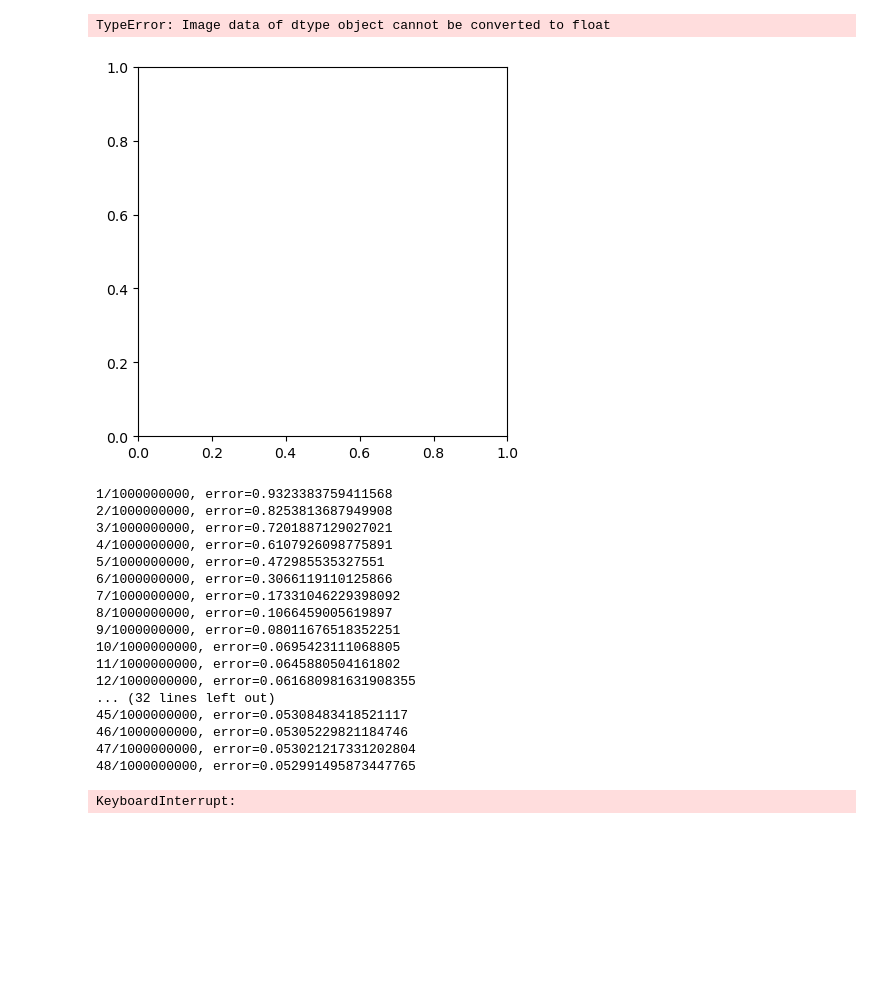
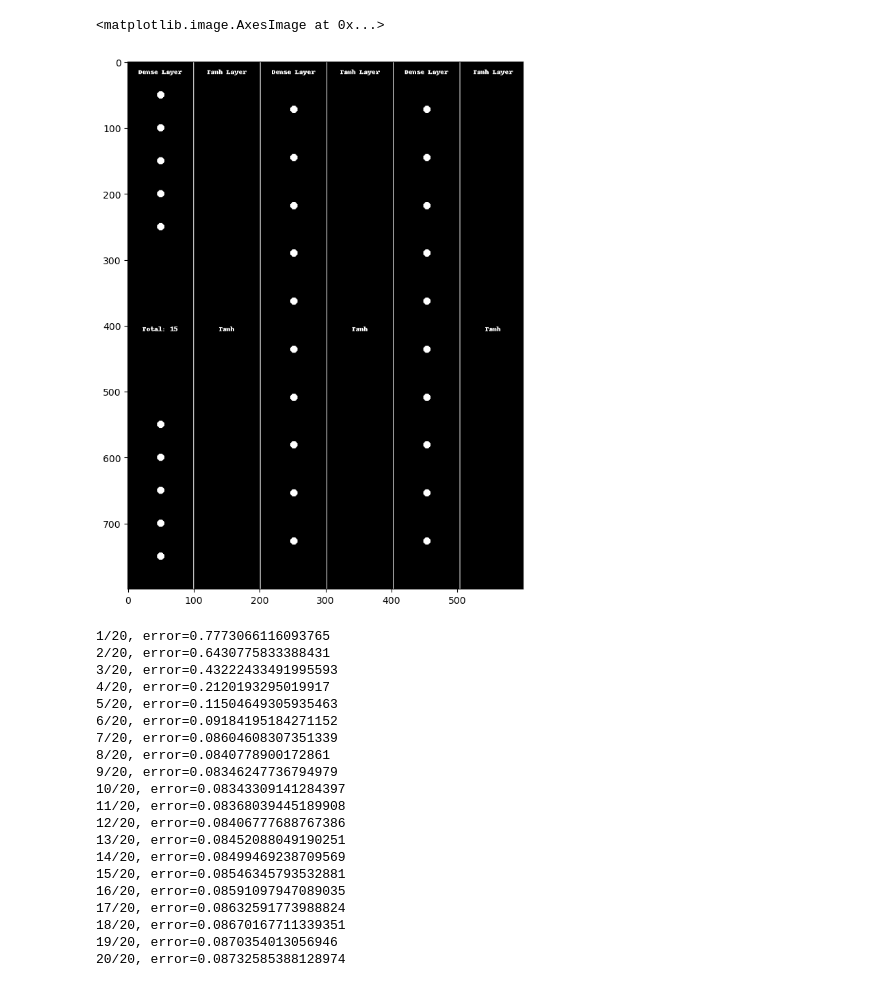
Before and after one commit to m-u-nee/generic_neural_network_implementation, a Jupyter notebook: mnist.ipynb, the cells around one changed output. Cells and saved outputs as stored; diff of their text form; code cells hidden in the pictures; blank space fills up the shorter version.

```diff
--- a/mnist.ipynb
+++ b/mnist.ipynb
@@ -13,57 +13,62 @@ from Visualize import visualize_network
 # %%
 def preprocess_data(x, y, limit):
     # reshape and normalize input data
     x = x.reshape(x.shape[0], 28 * 28, 1)
     x = x.astype("float32") / 255
     # encode output which is a number in range [0,9] into a vector of size 10
     # e.g. number 3 will become [0, 0, 0, 1, 0, 0, 0, 0, 0, 0]
     y = np_utils.to_categorical(y)
     y = y.reshape(y.shape[0], 10, 1)
     return x[:limit], y[:limit]
 
 
 # load MNIST from server
 (x_train, y_train), (x_test, y_test) = mnist.load_data()
 x_train, y_train = preprocess_data(x_train, y_train, 6000)
 x_test, y_test = preprocess_data(x_test, y_test, 1000)
 
 # neural network
 network = [
-    Dense(28 * 28, 40, regularization=0.01),
+    Dense(28 * 28, 15, regularization=0.01),
     Tanh(),
-    Dense(40, 10, regularization=0.01),
+    Dense(15, 10, regularization=0.01),
+    Tanh(),
+    Dense(10, 10, regularization=0.01),
     Tanh()
 ]
 network_image = visualize_network(network)
 
-# show network (network_image is a PIL image)
-plt.imshow(np.array(network_image))
+#Show the network big picture
+plt.figure(figsize=(10,10))
+plt.imshow(network_image) #Q. how to make the picture bigger? A. use plt.figure(figsize=(20,20))
 # %% [output]
-TypeError: Image data of dtype object cannot be converted to float
+<matplotlib.image.AxesImage at 0x...>
-[figure, old version]
+[figure, new version]
 # %%
 
 # train
-costs = train(network, mse, mse_prime, x_train, y_train, epochs=1000000000, batch_size = 6, learning_rate=0.01)
+costs = train(network, mse, mse_prime, x_train, y_train, epochs=20, batch_size = 6, learning_rate=0.01)
 # %% [output]
-1/1000000000, error=0.9323383759411568
-2/1000000000, error=0.8253813687949908
-3/1000000000, error=0.7201887129027021
-4/1000000000, error=0.6107926098775891
-5/1000000000, error=0.472985535327551
-6/1000000000, error=0.3066119110125866
-7/1000000000, error=0.17331046229398092
-8/1000000000, error=0.1066459005619897
-9/1000000000, error=0.08011676518352251
-10/1000000000, error=0.0695423111068805
-11/1000000000, error=0.0645880504161802
-12/1000000000, error=0.061680981631908355
-... (32 lines left out)
-45/1000000000, error=0.05308483418521117
-46/1000000000, error=0.05305229821184746
-47/1000000000, error=0.053021217331202804
-48/1000000000, error=0.052991495873447765
+1/20, error=0.7773066116093765
+2/20, error=0.6430775833388431
+3/20, error=0.43222433491995593
+4/20, error=0.2120193295019917
+5/20, error=0.11504649305935463
+6/20, error=0.09184195184271152
+7/20, error=0.08604608307351339
+8/20, error=0.0840778900172861
+9/20, error=0.08346247736794979
+10/20, error=0.08343309141284397
+11/20, error=0.08368039445189908
+12/20, error=0.08406777688767386
+13/20, error=0.08452088049190251
+14/20, error=0.08499469238709569
+15/20, error=0.08546345793532881
+16/20, error=0.08591097947089035
+17/20, error=0.08632591773988824
+18/20, error=0.08670167711339351
+19/20, error=0.0870354013056946
+20/20, error=0.08732585388128974
-KeyboardInterrupt:
 # %%
 
 # plot costs
```
Also changed, not shown: parts of 1 cell of this notebook, 2 other files.
